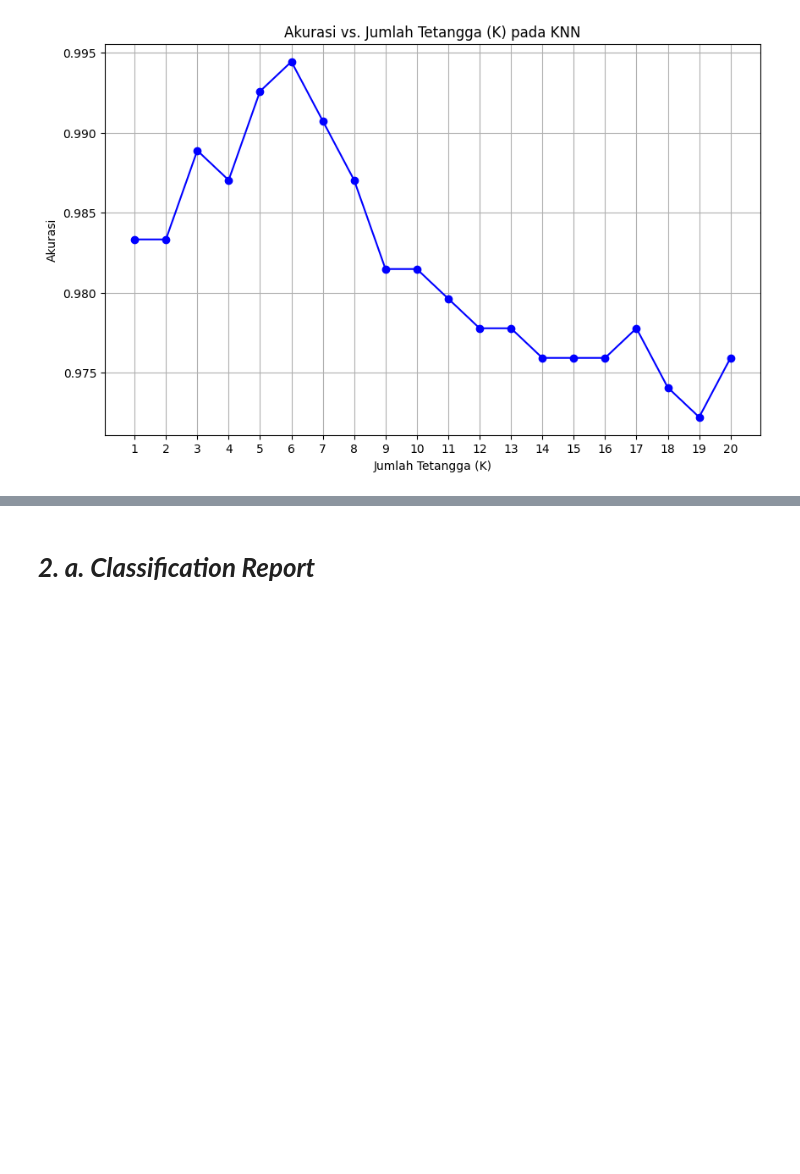
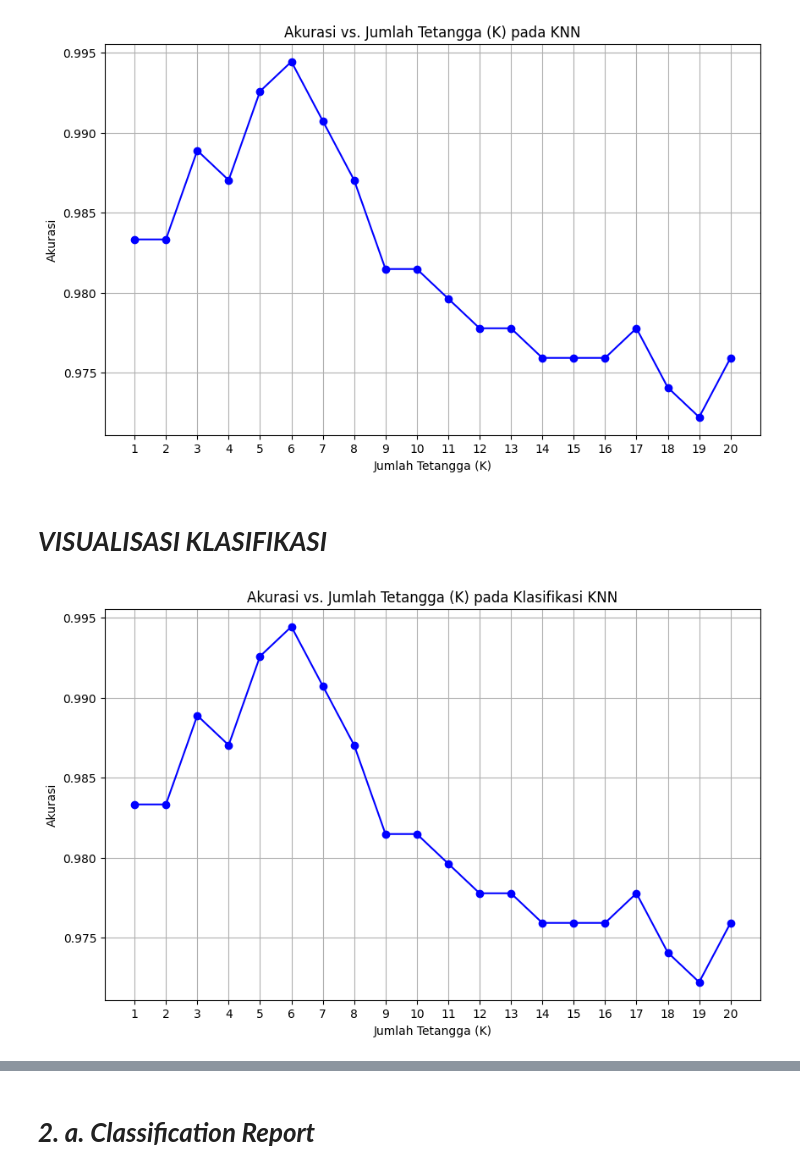
Before and after one commit to Fadelhamkaa/ML-KNN, a Jupyter notebook: LP5_Muhammad_Fadel_Hamka_60200122116_KNN.ipynb, the cells around one changed output, grey strips where cells are left out. Cells and saved outputs as stored; diff of their text form; code cells hidden in the pictures; blank space fills up the shorter version.

```diff
--- a/LP5_Muhammad_Fadel_Hamka_60200122116_KNN.ipynb
+++ b/LP5_Muhammad_Fadel_Hamka_60200122116_KNN.ipynb
@@ -65,3 +65,33 @@ plt.xticks(k_values)  # Menampilkan label K pada sumbu x
 plt.show()
 # %% [output]
 [figure]
+# %% [markdown]
+# ***VISUALISASI KLASIFIKASI***
+# %%
+from sklearn.metrics import accuracy_score
+from sklearn.neighbors import KNeighborsClassifier
+import matplotlib.pyplot as plt
+
+# Menyimpan akurasi untuk setiap nilai K
+k_values = list(range(1, 21))  # K dari 1 hingga 20
+accuracy_results = []
+
+# Melakukan percobaan untuk setiap nilai K
+for k in k_values:
+    knn = KNeighborsClassifier(n_neighbors=k)
+    knn.fit(X_train, y_train)  # Untuk klasifikasi
+    y_pred = knn.predict(X_test)
+    accuracy = accuracy_score(y_test, y_pred)
+    accuracy_results.append(accuracy)
+
+# Visualisasi akurasi untuk setiap nilai K pada klasifikasi
+plt.figure(figsize=(10, 6))
+plt.plot(k_values, accuracy_results, marker='o', color='b', linestyle='-', markersize=6)
+plt.title("Akurasi vs. Jumlah Tetangga (K) pada Klasifikasi KNN")
+plt.xlabel("Jumlah Tetangga (K)")
+plt.ylabel("Akurasi")
+plt.grid(True)
+plt.xticks(k_values)  # Menampilkan label K pada sumbu x
+plt.show()
+# %% [output]
+[figure, added]
```
Also changed, not shown: parts of 6 cells of this notebook.
